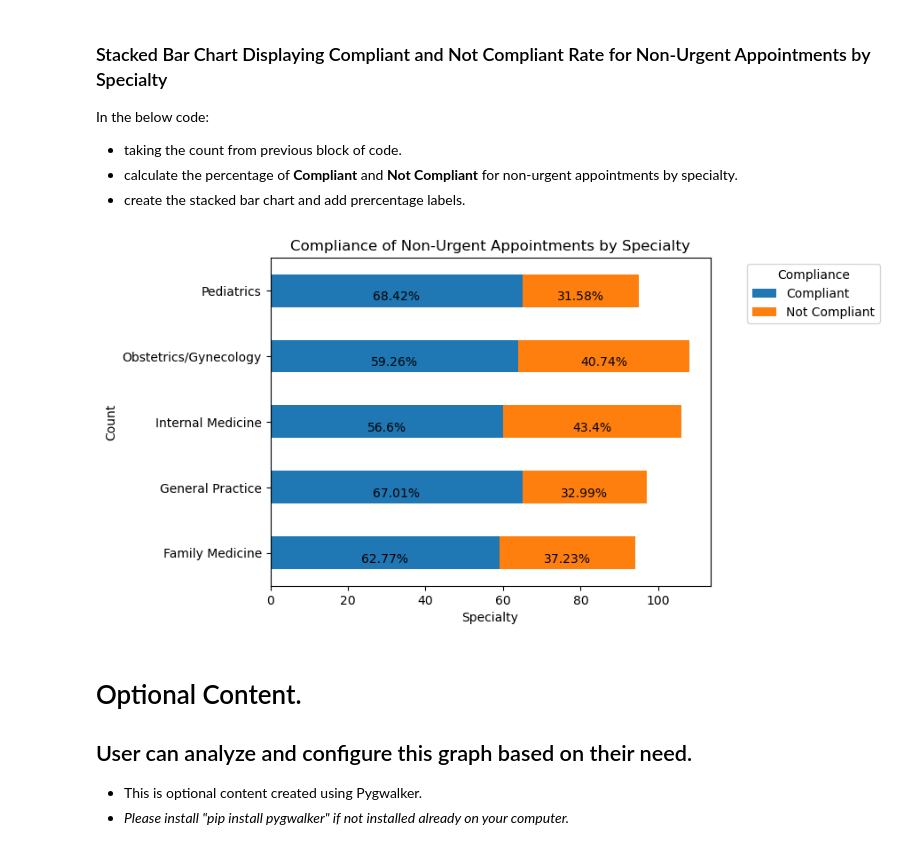
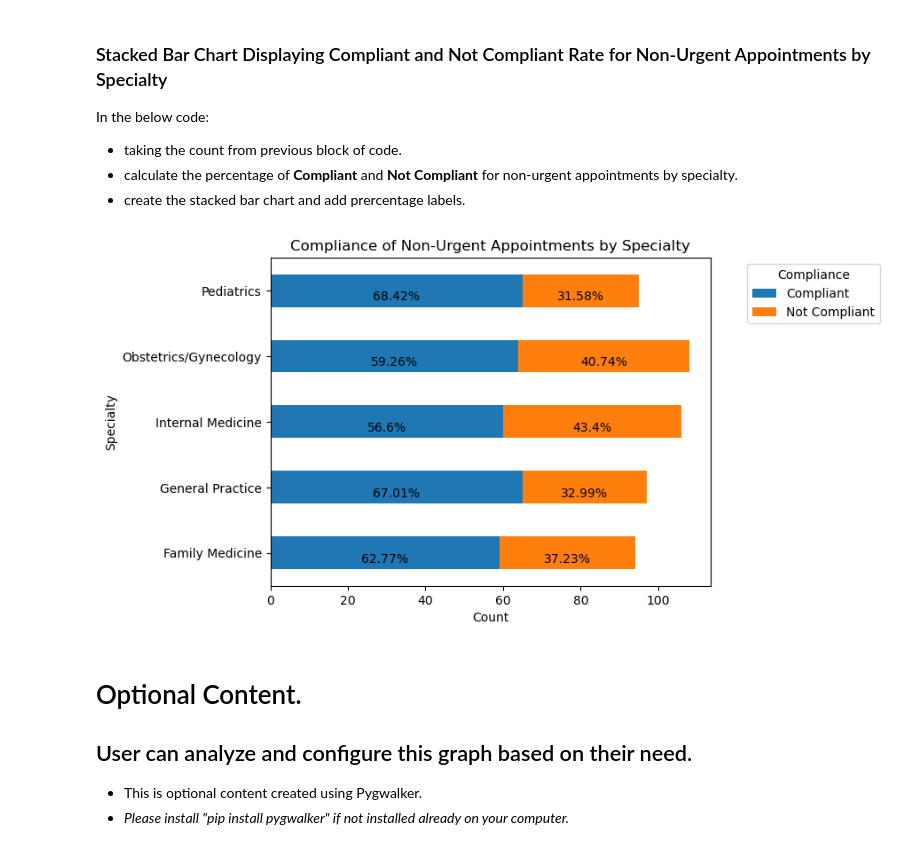
Before and after one commit to shahbijay/provider-appt-kymc, a Jupyter notebook: script_provider-appt.ipynb, the cells around one changed output. Saved outputs shown, nothing was run; the diff lists cells and outputs as text; code cells hidden in the pictures.

```diff
--- a/script_provider-appt.ipynb
+++ b/script_provider-appt.ipynb
@@ -511,25 +511,25 @@ In the below code:
 # %%
 # Plot the bars for urgent appointments
 non_urg_compliance_counts.plot(kind='barh', stacked=True)
 
 # Add percentage labels to the bars
 for i in range(len(non_urg_compliance_counts)):
     x_offset = 0
     for j in range(len(non_urg_compliance_counts.columns)):
         plt.annotate(str(non_urg_compliance_percentages.iloc[i, j]) + '%', xy=(non_urg_compliance_counts.iloc[i, j] / 2 + x_offset, i),
                      ha='center', va='top')
         x_offset += non_urg_compliance_counts.iloc[i, j]
 
 # Set the chart title and axis labels for non-urgent appointments
 plt.title('Compliance of Non-Urgent Appointments by Specialty')
-plt.xlabel('Specialty')
-plt.ylabel('Count')
+plt.xlabel('Count')
+plt.ylabel('Specialty')
 plt.legend(title='Compliance', loc='upper right', bbox_to_anchor=(1.40, 1))
 
 # Show the plot
 plt.show()
 # %% [output]
-[figure, old version]
+[figure, new version]
 # %% [markdown]
 # Optional Content.
 ## User can analyze and configure this graph based on their need.
```
Also changed, not shown: parts of 1 cell of this notebook, 1 other file.
